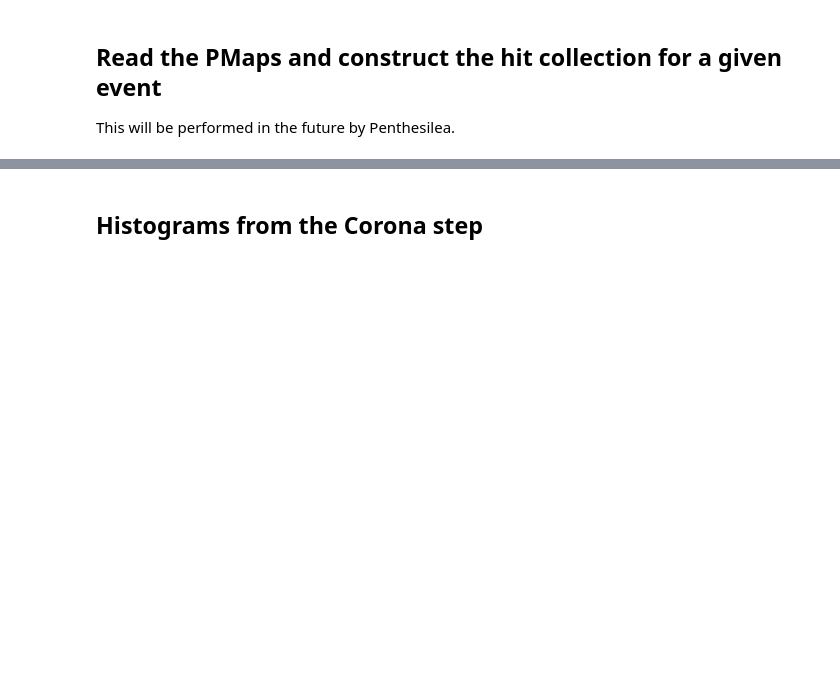
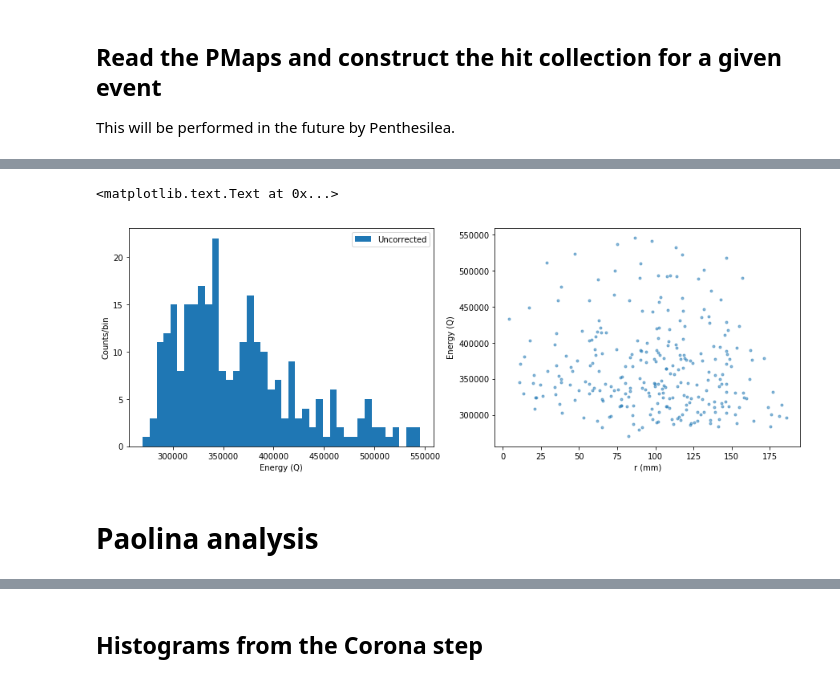
Before and after one commit to paolafer/ICARO, a Jupyter notebook: invisible_cities/utils/analysis_Th.ipynb, the cells around one changed output, grey strips where cells are left out. Saved outputs shown, nothing was run; the diff lists cells and outputs as text; code cells hidden in the pictures; blank space fills up the shorter version.

```diff
--- a/invisible_cities/utils/analysis_Th.ipynb
+++ b/invisible_cities/utils/analysis_Th.ipynb
@@ -75,9 +75,9 @@ def get_nearby_sipm_inds(cs, d, pos, qs):
     return np.where(np.linalg.norm(pos - cs, axis=1) <= d)[0]
 
 def corona(pos, qs, Qthr           =  3 * units.pes,
-                    Qlm            =  17 * units.pes,
+                    Qlm            =  15 * units.pes,
                         lm_radius  = 21.0 * units.mm,
-                    new_lm_radius  = 21.0 * units.mm,
+                    new_lm_radius  = 31.0 * units.mm,
                     msipm          =  4):
     """
     corona creates a list of Clusters by
@@ -194,7 +194,7 @@ def plot_test_event(l_X,l_Y,l_Q,l_X0,l_Y0):
     plt.ylabel("y (mm)");
 # %%
 # Configuration information
-tot_Emin = 100; tot_Emax = 1000000
+tot_Emin = 250000; tot_Emax = 550000
 cfile = '/Users/jrenner/IFIC/IC-1/invisible_cities/config/s12_selector_4491.conf'
 
 # read the configuration file
@@ -311,31 +329,38 @@ for ee in range(len(hitc_evt)):
         evt_X /= evt_E
         evt_Y /= evt_E
         evt_Z /= evt_E
     evt_R = np.sqrt(evt_X**2 + evt_Y**2)
     evt_Emc = 0
     if(ee < len(hitc_mc)): evt_Emc = sum([hh.E for hh in hitc_mc[ee]])
     hr = np.array([np.sqrt(hh.X**2 + hh.Y**2) < 120. for hh in hitc_evt[ee]])
     if(evt_E > 0): #hr.all()):
         e_spec.append(evt_E)
         r_spec.append(evt_R)
     emc_spec.append(evt_Emc)
     z_spec.append(evt_Z)
 
+e_spec = np.array(e_spec)
+
 fig = plt.figure(1)
 fig.set_figheight(5.0)
 fig.set_figwidth(15.0)
 
 ax1 = fig.add_subplot(121);
-plt.hist(e_spec,bins=100,label='Uncorrected')
+plt.hist(e_spec,bins=40,label='Uncorrected')
 lnd = plt.legend(loc=1)
 #plt.scatter(z_spec,e_spec,marker='.')
 #plt.ylim([100000,900000])
 #plt.xlim([20000,160000])
 plt.xlabel('Energy (Q)')
 plt.ylabel('Counts/bin')
 
 ax2 = fig.add_subplot(122);
 plt.scatter(r_spec,e_spec,alpha=0.5,marker='.')
 lnd = plt.legend(loc=1)
 plt.xlabel('r (mm)')
 plt.ylabel('Energy (Q)')
+# %% [output]
+<matplotlib.text.Text at 0x...>
+[figure, added]
+# %% [markdown]
+# Paolina analysis
```
Also changed, not shown: parts of 16 cells of this notebook.
